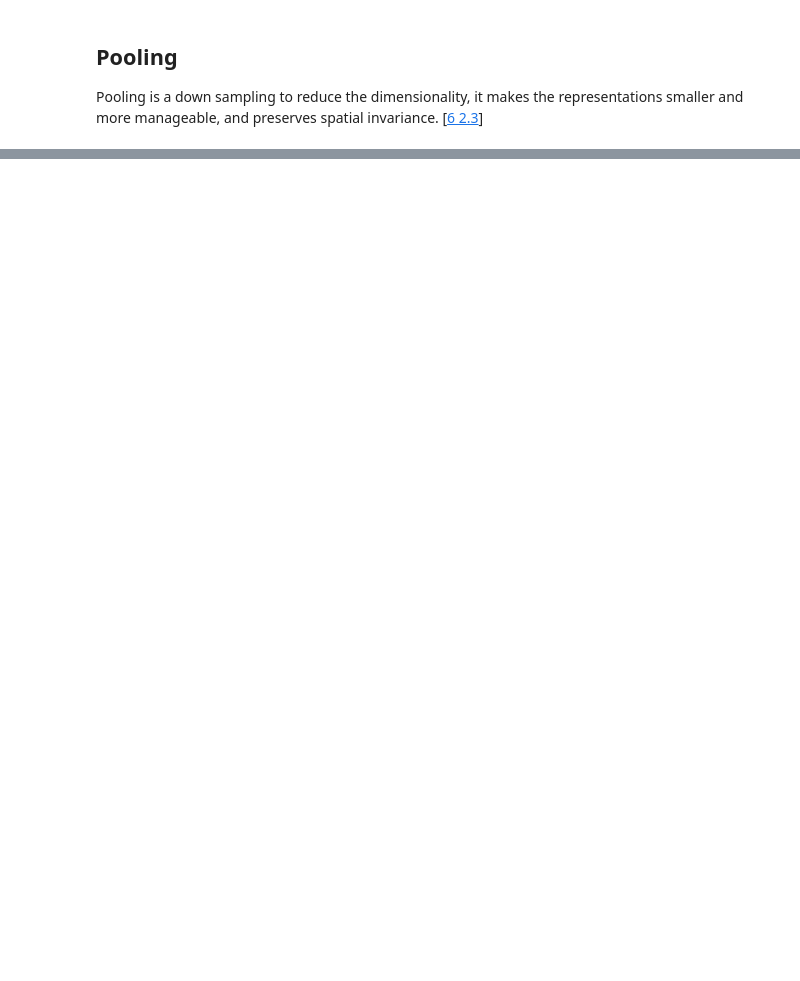
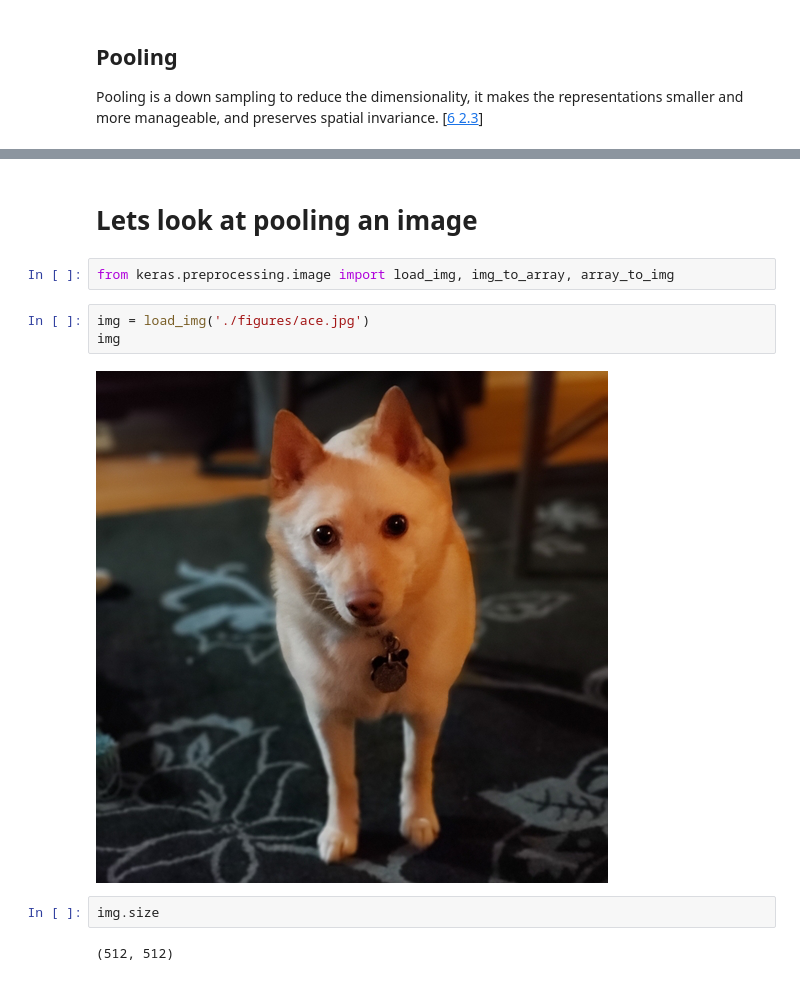
Before and after one commit to UL-DAVIS-Workshops/aiml_notebooks, a Jupyter notebook: Pooling.ipynb, the cells around one changed output, grey strips where cells are left out. Drawn from its saved outputs; the diff is of its cells as text; blank space fills up the shorter version.

```diff
--- a/Pooling.ipynb
+++ b/Pooling.ipynb
@@ -25,0 +60,13 @@ array([[ 57.75, 109.25],
+# %% [markdown]
+# Lets look at pooling an image
+# %%
+from keras.preprocessing.image import load_img, img_to_array, array_to_img
+# %%
+img = load_img('./figures/ace.jpg')
+img
+# %% [output]
+[figure, added]
+# %%
+img.size
+# %% [output]
+(512, 512)
```
Also changed, not shown: parts of 14 cells of this notebook, 2 other files.
